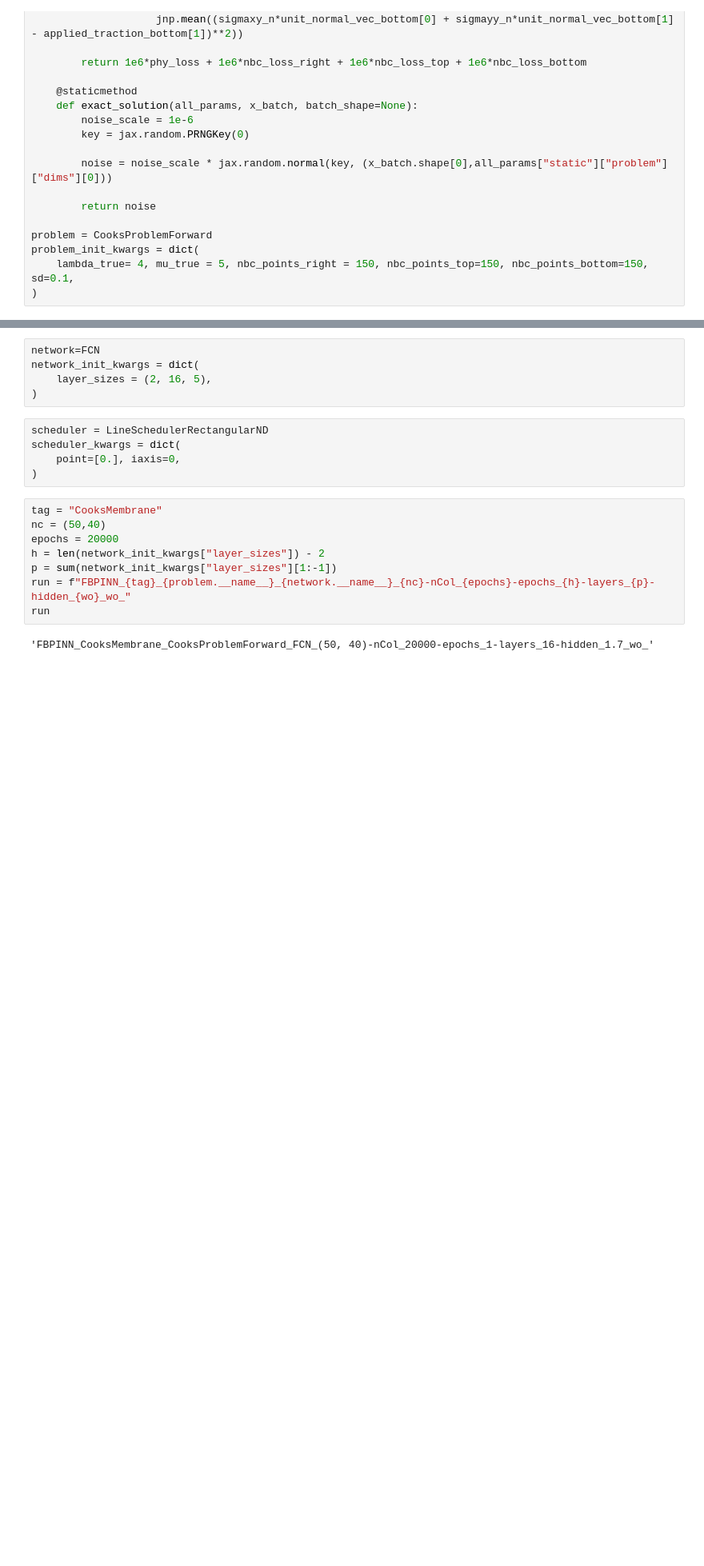
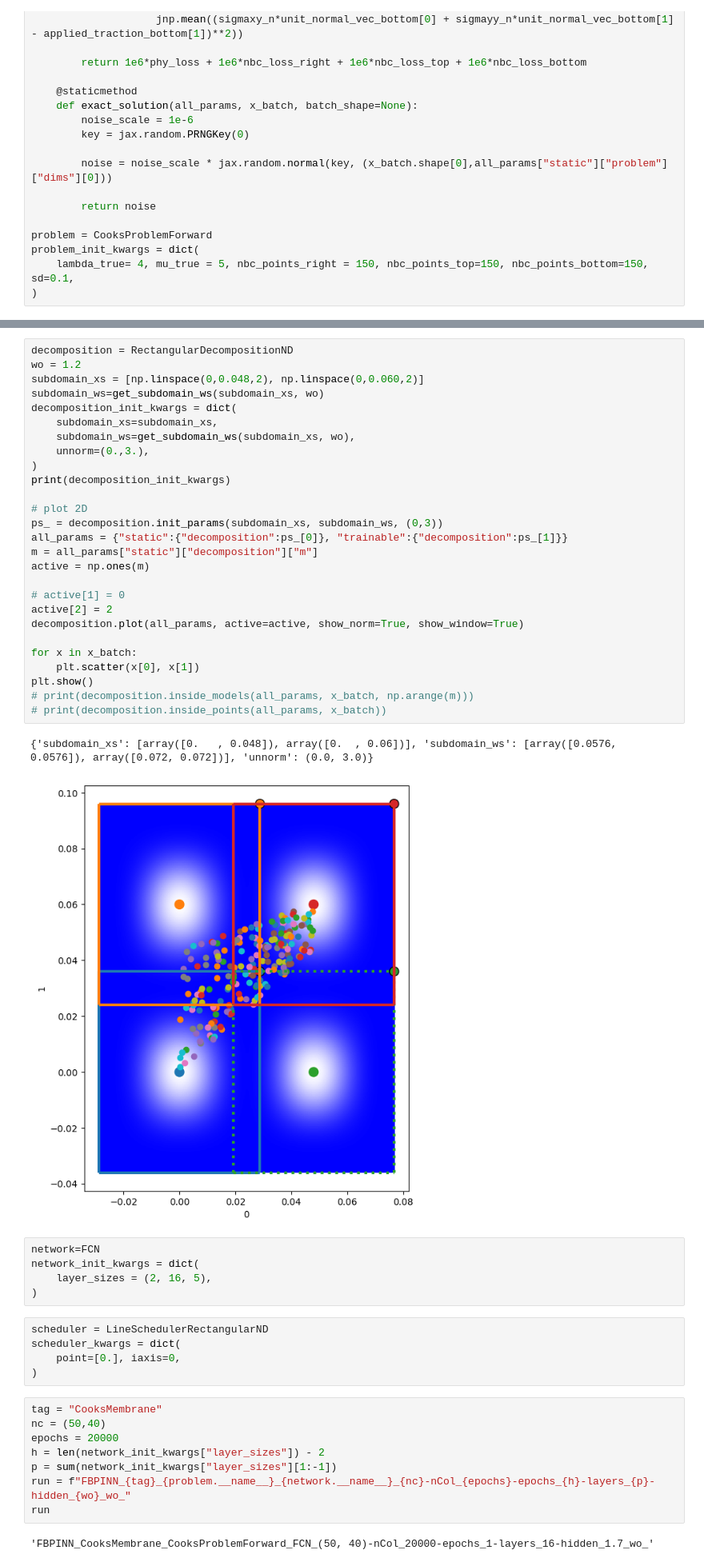
Before and after one commit to tirtho109/MasterThesis, a Jupyter notebook: src/FBPINNs/FBPINNsModelPDE/CooksProblem/cooks.ipynb, the cells around one changed output, grey strips where cells are left out. Shown at 80% size. Saved outputs shown, nothing was run; the diff lists cells and outputs as text; blank space fills up the shorter version.

```diff
--- a/src/FBPINNs/FBPINNsModelPDE/CooksProblem/cooks.ipynb
+++ b/src/FBPINNs/FBPINNsModelPDE/CooksProblem/cooks.ipynb
@@ -322,3 +333,33 @@ decomposition_init_kwargs
+# %%
+decomposition = RectangularDecompositionND
+wo = 1.2
+subdomain_xs = [np.linspace(0,0.048,2), np.linspace(0,0.060,2)]
+subdomain_ws=get_subdomain_ws(subdomain_xs, wo)
+decomposition_init_kwargs = dict(
+    subdomain_xs=subdomain_xs,
+    subdomain_ws=get_subdomain_ws(subdomain_xs, wo),
+    unnorm=(0.,3.),
+)
+print(decomposition_init_kwargs)
+
+# plot 2D
+ps_ = decomposition.init_params(subdomain_xs, subdomain_ws, (0,3))
+all_params = {"static":{"decomposition":ps_[0]}, "trainable":{"decomposition":ps_[1]}}
+m = all_params["static"]["decomposition"]["m"]
+active = np.ones(m)
+
+# active[1] = 0
+active[2] = 2
+decomposition.plot(all_params, active=active, show_norm=True, show_window=True)
+
+for x in x_batch:
+    plt.scatter(x[0], x[1])
+plt.show()
+# print(decomposition.inside_models(all_params, x_batch, np.arange(m)))
+# print(decomposition.inside_points(all_params, x_batch))
+# %% [output]
+{'subdomain_xs': [array([0.   , 0.048]), array([0.  , 0.06])], 'subdomain_ws': [array([0.0576, 0.0576]), array([0.072, 0.072])], 'unnorm': (0.0, 3.0)}
+[figure, added]
 # %%
 network=FCN
 network_init_kwargs = dict(
```
Also changed, not shown: parts of 11 cells of this notebook.
